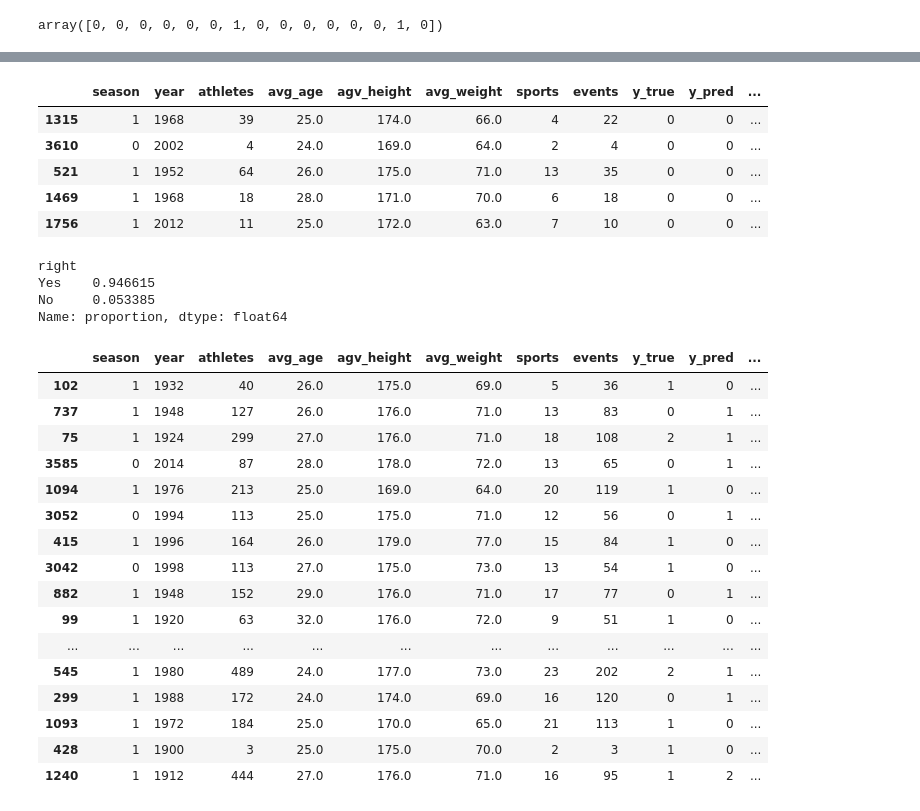
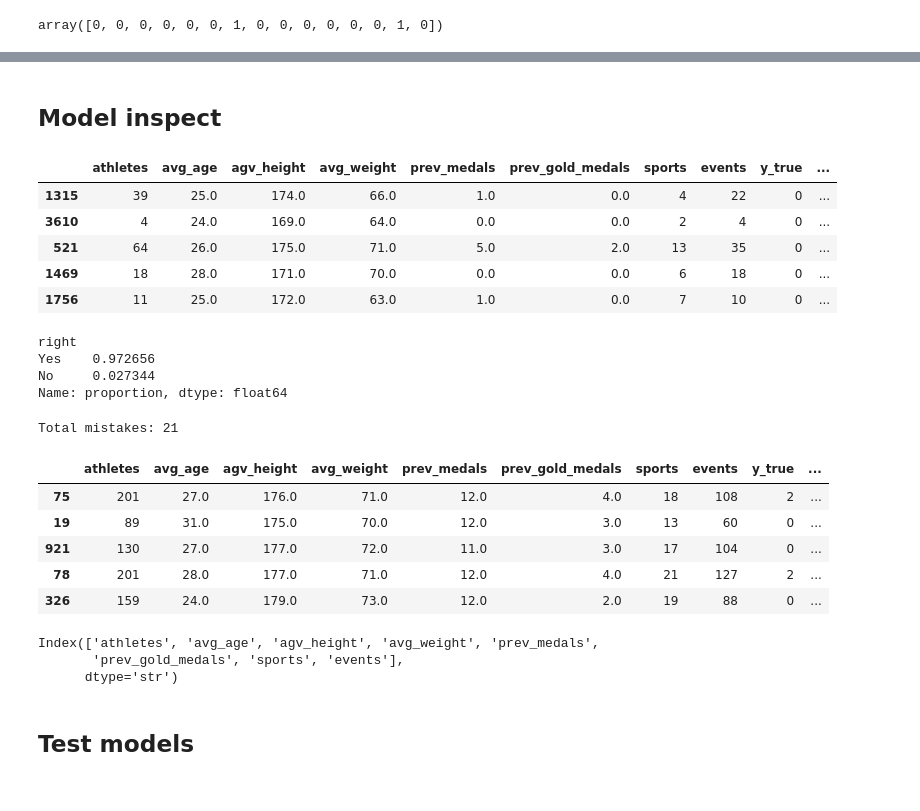
Before and after one commit to marshaale/olympic_medals_prediction, a Jupyter notebook: notebooks/classification.ipynb, the cells around one changed output, grey strips where cells are left out. Cells and saved outputs as stored; diff of their text form; code cells hidden in the pictures.

Commit message:
feature reselection,iqr capping,performance metrics,test,model & columns save.

```diff
--- a/notebooks/classification.ipynb
+++ b/notebooks/classification.ipynb
@@ -46,0 +61,16 @@ df.head()
+# %%
+exclude_cols = ['noc','season','label']
+def iqr_fun(series:pd.Series,k=3)->tuple[float,float]:
+    q1, q3 = series.quantile([0.25, 0.75])
+    iqr = q3 - q1
+    lower = q1 - k * iqr
+    upper = q3 + k * iqr
+    return lower,upper
+# %%
+for col in df.columns.tolist():
+    if col in exclude_cols:
+        continue
+    lower,upper = iqr_fun(df[col])
+    print(f"\nCapping col: {col} min: {df[col].min()} max: {df[col].max()}")
+    print("lower:",lower,"upper:",upper)
+    df[col] = df[col].clip(lower,upper)
@@ -74,7 +134,7 @@ df[df['label'] == 0]
 # %% [markdown]
 ## Split dataset into train,test
 # %%
-X = df.drop(columns=['noc','label','prev_medals','prev_gold_medals','total_medals'])
+X = df.drop(columns=['noc','label','year','season','total_medals'])
 y = df['label']
 X.head()
 # %% [output]
@@ -166,12 +238,12 @@ LogisticRegression(class_weight='balanced', max_iter=1000, random_state=42)
 sample_weights = compute_sample_weight(class_weight="balanced",y=y_train)
 # %%
 xgb = XGBClassifier(
-    n_estimators=1000,
+    n_estimators=500,
     max_depth=8,
-    learning_rate=0.1,
+    learning_rate=0.05,
     random_state=RANDOM_STATE
 )
-xgb.fit(X_train,y_train,sample_weight=sample_weights)
+xgb.fit(X_train,y_train,sample_weight=sample_weights,verbose=False)
 # %% [output]
 XGBClassifier(base_score=None, booster=None, callbacks=None,
               colsample_bylevel=None, colsample_bynode=None,
@@ -243,40 +351,41 @@ Logistic regression Performance:
+# %% [markdown]
+## Model inspect
 # %%
 X_test['y_true'] = y_test.astype(int)
 X_test['y_pred'] = y_pred.astype(int)
 X_test['right'] = np.where(X_test['y_true'] == X_test['y_pred'], 'Yes', 'No')
 X_test.head()
 # %% [output]
-|  | season | year | athletes | avg_age | agv_height | avg_weight | sports | events | y_true | y_pred | ... |
-| 1315 | 1 | 1968 | 39 | 25.0 | 174.0 | 66.0 | 4 | 22 | 0 | 0 | ... |
-| 3610 | 0 | 2002 | 4 | 24.0 | 169.0 | 64.0 | 2 | 4 | 0 | 0 | ... |
-| 521 | 1 | 1952 | 64 | 26.0 | 175.0 | 71.0 | 13 | 35 | 0 | 0 | ... |
-| 1469 | 1 | 1968 | 18 | 28.0 | 171.0 | 70.0 | 6 | 18 | 0 | 0 | ... |
-| 1756 | 1 | 2012 | 11 | 25.0 | 172.0 | 63.0 | 7 | 10 | 0 | 0 | ... |
+|  | athletes | avg_age | agv_height | avg_weight | prev_medals | prev_gold_medals | sports | events | y_true | ... |
+| 1315 | 39 | 25.0 | 174.0 | 66.0 | 1.0 | 0.0 | 4 | 22 | 0 | ... |
+| 3610 | 4 | 24.0 | 169.0 | 64.0 | 0.0 | 0.0 | 2 | 4 | 0 | ... |
+| 521 | 64 | 26.0 | 175.0 | 71.0 | 5.0 | 2.0 | 13 | 35 | 0 | ... |
+| 1469 | 18 | 28.0 | 171.0 | 70.0 | 0.0 | 0.0 | 6 | 18 | 0 | ... |
+| 1756 | 11 | 25.0 | 172.0 | 63.0 | 1.0 | 0.0 | 7 | 10 | 0 | ... |
 # %%
 print(X_test['right'].value_counts(normalize=True))
 # %% [output]
 right
-Yes    0.946615
-No     0.053385
+Yes    0.972656
+No     0.027344
 Name: proportion, dtype: float64
 # %%
 mistakes = X_test[X_test['right'] == 'No']
-mistakes
+print(f"Total mistakes: {len(mistakes)}")
+mistakes.head()
 # %% [output]
+Total mistakes: 21
-|  | season | year | athletes | avg_age | agv_height | avg_weight | sports | events | y_true | y_pred | ... |
-| 102 | 1 | 1932 | 40 | 26.0 | 175.0 | 69.0 | 5 | 36 | 1 | 0 | ... |
-| 737 | 1 | 1948 | 127 | 26.0 | 176.0 | 71.0 | 13 | 83 | 0 | 1 | ... |
-| 75 | 1 | 1924 | 299 | 27.0 | 176.0 | 71.0 | 18 | 108 | 2 | 1 | ... |
-| 3585 | 0 | 2014 | 87 | 28.0 | 178.0 | 72.0 | 13 | 65 | 0 | 1 | ... |
-| 1094 | 1 | 1976 | 213 | 25.0 | 169.0 | 64.0 | 20 | 119 | 1 | 0 | ... |
-| 3052 | 0 | 1994 | 113 | 25.0 | 175.0 | 71.0 | 12 | 56 | 0 | 1 | ... |
-| 415 | 1 | 1996 | 164 | 26.0 | 179.0 | 77.0 | 15 | 84 | 1 | 0 | ... |
-| 3042 | 0 | 1998 | 113 | 27.0 | 175.0 | 73.0 | 13 | 54 | 1 | 0 | ... |
-| 882 | 1 | 1948 | 152 | 29.0 | 176.0 | 71.0 | 17 | 77 | 0 | 1 | ... |
-| 99 | 1 | 1920 | 63 | 32.0 | 176.0 | 72.0 | 9 | 51 | 1 | 0 | ... |
-| ... | ... | ... | ... | ... | ... | ... | ... | ... | ... | ... | ... |
-| 545 | 1 | 1980 | 489 | 24.0 | 177.0 | 73.0 | 23 | 202 | 2 | 1 | ... |
-| 299 | 1 | 1988 | 172 | 24.0 | 174.0 | 69.0 | 16 | 120 | 0 | 1 | ... |
-| 1093 | 1 | 1972 | 184 | 25.0 | 170.0 | 65.0 | 21 | 113 | 1 | 0 | ... |
-| 428 | 1 | 1900 | 3 | 25.0 | 175.0 | 70.0 | 2 | 3 | 1 | 0 | ... |
-| 1240 | 1 | 1912 | 444 | 27.0 | 176.0 | 71.0 | 16 | 95 | 1 | 2 | ... |
+|  | athletes | avg_age | agv_height | avg_weight | prev_medals | prev_gold_medals | sports | events | y_true | ... |
+| 75 | 201 | 27.0 | 176.0 | 71.0 | 12.0 | 4.0 | 18 | 108 | 2 | ... |
+| 19 | 89 | 31.0 | 175.0 | 70.0 | 12.0 | 3.0 | 13 | 60 | 0 | ... |
+| 921 | 130 | 27.0 | 177.0 | 72.0 | 11.0 | 3.0 | 17 | 104 | 0 | ... |
+| 78 | 201 | 28.0 | 177.0 | 71.0 | 12.0 | 4.0 | 21 | 127 | 2 | ... |
+| 326 | 159 | 24.0 | 179.0 | 73.0 | 12.0 | 2.0 | 19 | 88 | 0 | ... |
+# %%
+X.columns
+# %% [output]
+Index(['athletes', 'avg_age', 'agv_height', 'avg_weight', 'prev_medals',
+       'prev_gold_medals', 'sports', 'events'],
+      dtype='str')
+# %% [markdown]
+## Test models
```
Also changed, not shown: parts of 25 cells of this notebook, 2 other files.
